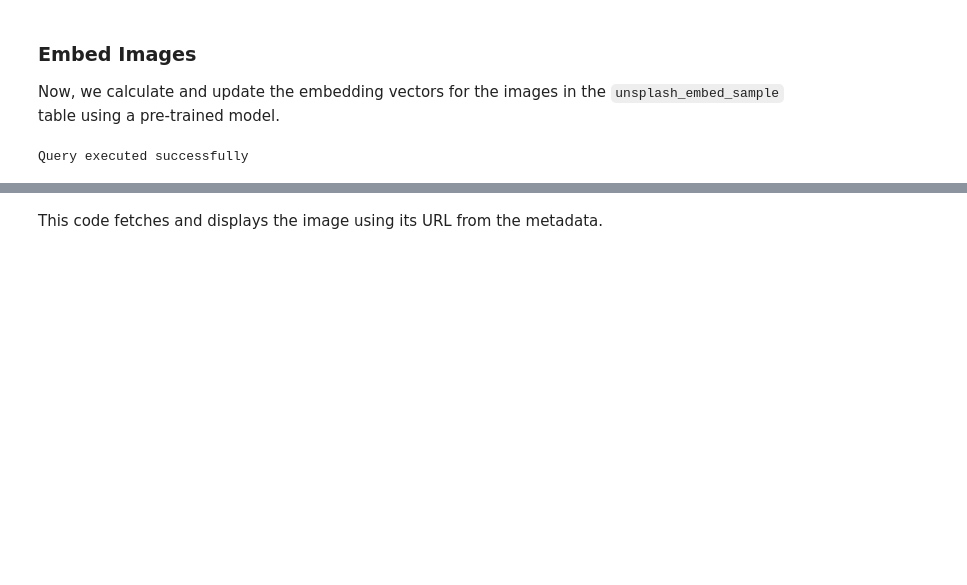
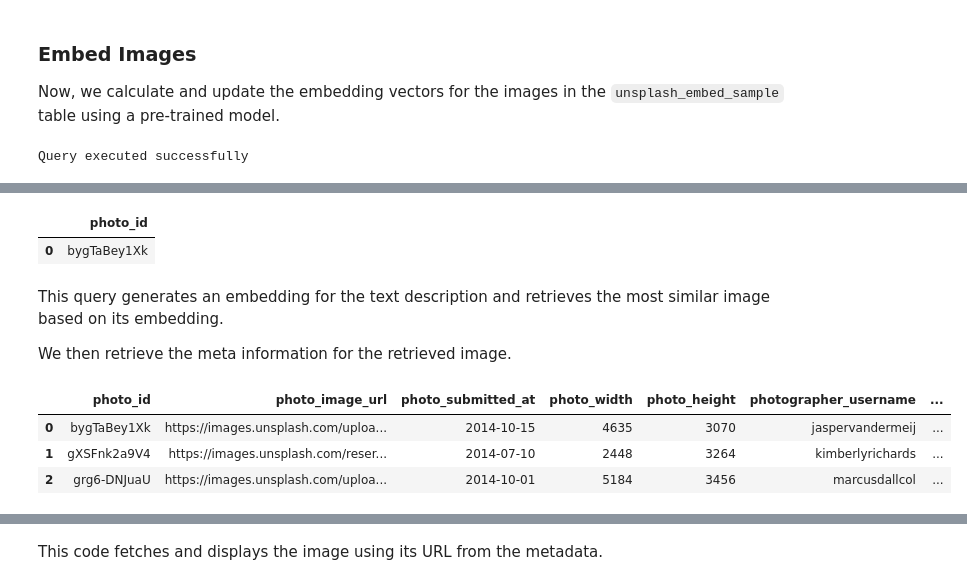
Before and after one commit to smartmind-team/mintlify-docs, a Jupyter notebook: examples/Image_Retrieval.ipynb, the cells around one changed output, grey strips where cells are left out. Saved outputs shown, nothing was run; the diff lists cells and outputs as text; code cells hidden in the pictures; blank space fills up the shorter version.

```diff
--- a/examples/Image_Retrieval.ipynb
+++ b/examples/Image_Retrieval.ipynb
@@ -411 +368,66 @@ df
+# %%
+query_result = client.query.execute(
+    """
+    SELECT photo_id
+    FROM unsplash_embed_sample
+    ORDER BY embedding <-> (
+    SELECT
+    thanosql.embed(
+        engine := 'huggingface',
+        input := 'a photo of a coastal cliff',
+        model := 'openai/clip-vit-base-patch32'
+        )
+    )
+    LIMIT 1
+    """
+)
+check_query_result(query_result)
+# %% [output]
+|  | photo_id |
+| 0 | bygTaBey1Xk |
+# %% [markdown]
+This query generates an embedding for the text description and retrieves the most similar image based on its embedding.
+
+We then retrieve the meta information for the retrieved image.
+# %%
+query_result = client.query.execute(
+    """
+    SELECT photo_id,
+        photo_image_url,
+        photo_submitted_at,
+        photo_width,
+        photo_height,
+        photographer_username,
+        photographer_first_name,
+        photographer_last_name,
+        exif_camera_make,
+        exif_camera_model,
+        exif_iso,
+        exif_aperture_value,
+        exif_focal_length,
+        exif_exposure_time
+    FROM unsplash_meta_sample
+    WHERE photo_id
+    IN (
+        SELECT photo_id
+        FROM unsplash_embed_sample
+        ORDER BY embedding <-> (
+        SELECT
+        thanosql.embed(
+            engine := 'huggingface',
+            input := 'a photo of a coastal cliff',
+            model := 'openai/clip-vit-base-patch32'
+            )
+        )
+        LIMIT 3
+    )
+    """
+)
+df = query_result.records.to_df()
+df
+# %% [output]
+|  | photo_id | photo_image_url | photo_submitted_at | photo_width | photo_height | photographer_username | ... |
+| 0 | bygTaBey1Xk | https://images.unsplash.com/uploa... | 2014-10-15 | 4635 | 3070 | jaspervandermeij | ... |
+| 1 | gXSFnk2a9V4 | https://images.unsplash.com/reser... | 2014-07-10 | 2448 | 3264 | kimberlyrichards | ... |
+| 2 | grg6-DNJuaU | https://images.unsplash.com/uploa... | 2014-10-01 | 5184 | 3456 | marcusdallcol | ... |
 # %% [markdown]
```
Also changed, not shown: parts of 26 cells of this notebook, 15 other files.
